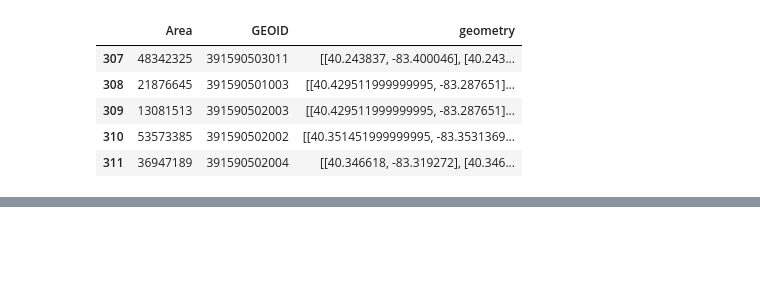
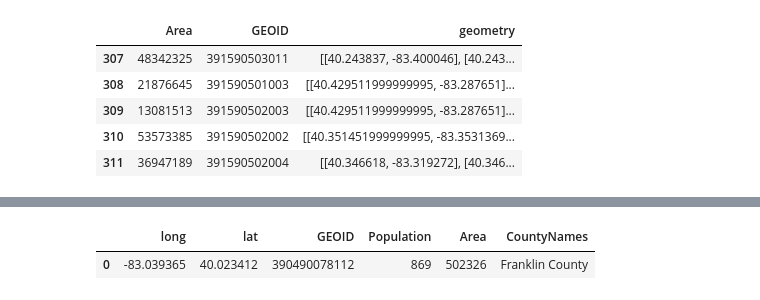
Before and after one commit to data-x-sp19/EVAC, a Jupyter notebook: PT_data.ipynb, the cells around one changed output, grey strips where cells are left out. Drawn from its saved outputs; the diff is of its cells as text; code cells hidden in the pictures; blank space fills up the shorter version.

```diff
--- a/PT_data.ipynb
+++ b/PT_data.ipynb
@@ -170,0 +143,49 @@ franklin_county_data.head()
+# %%
+def pointToGeoid(long, lat):
+    type1 = type(long)
+    type2 = type(lat)
+    assert(type1 == type2), "Parameters must be the same type"
+    _pnts = []
+
+    if (type1 == list):
+        assert(len(long) == len(lat)), "Parameters must have same length"
+        for i in range(len(long)):
+            _pnts.append(Point(long[i], lat[i]))
+    else:
+        _pnts.append(Point(long, lat))
+
+    pnts = gpd.GeoDataFrame(geometry=_pnts)
+    for _, row in gdf_original.iterrows():
+        if pnts.within(row.geometry)[0]:
+            return row.GEOID
+
+    return np.nan
+
+def getGeoidPopulation(geoid):
+    return ohio_population_data[ohio_population_data['GEOID'] == int(geoid)]["2010 Total Population"]
+
+def getGeoidArea(geoid):
+    return ohio_population_data[ohio_population_data['GEOID'] == int(geoid)]["Area"]
+
+def getGeoidCountyName(geoid):
+    return ohio_population_data[ohio_population_data['GEOID'] == int(geoid)]["CountyNames"]
+
+# Returns copy of df with GEOID and data relevant to GEOID to df
+# Precondition: df is a dataframe
+def addGeoidColumns(df):
+    assert('long' in df.columns)
+    assert('lat' in df.columns)
+    df_copy = df.copy(deep=True)
+
+    df_copy['GEOID'] = df_copy.apply(lambda x: pointToGeoid(x['long'], x['lat']), axis=1)
+    df_copy['Population'] = df_copy.apply(lambda x: getGeoidPopulation(x['GEOID']), axis=1)
+    df_copy['Area'] = df_copy.apply(lambda x: getGeoidArea(x['GEOID']), axis=1)
+    df_copy['CountyNames'] = df_copy.apply(lambda x: getGeoidCountyName(x['GEOID']), axis=1)
+    return df_copy
+
+testingdf = pd.DataFrame(data=[[-83.039365, 40.023412]], columns=['long', 'lat'])
+# GEOID: 390490078112
+addGeoidColumn(testingdf)
+# %% [output]
+|  | long | lat | GEOID | Population | Area | CountyNames |
+| 0 | -83.039365 | 40.023412 | 390490078112 | 869 | 502326 | Franklin County |
```
Also changed, not shown: parts of 4 cells of this notebook.
